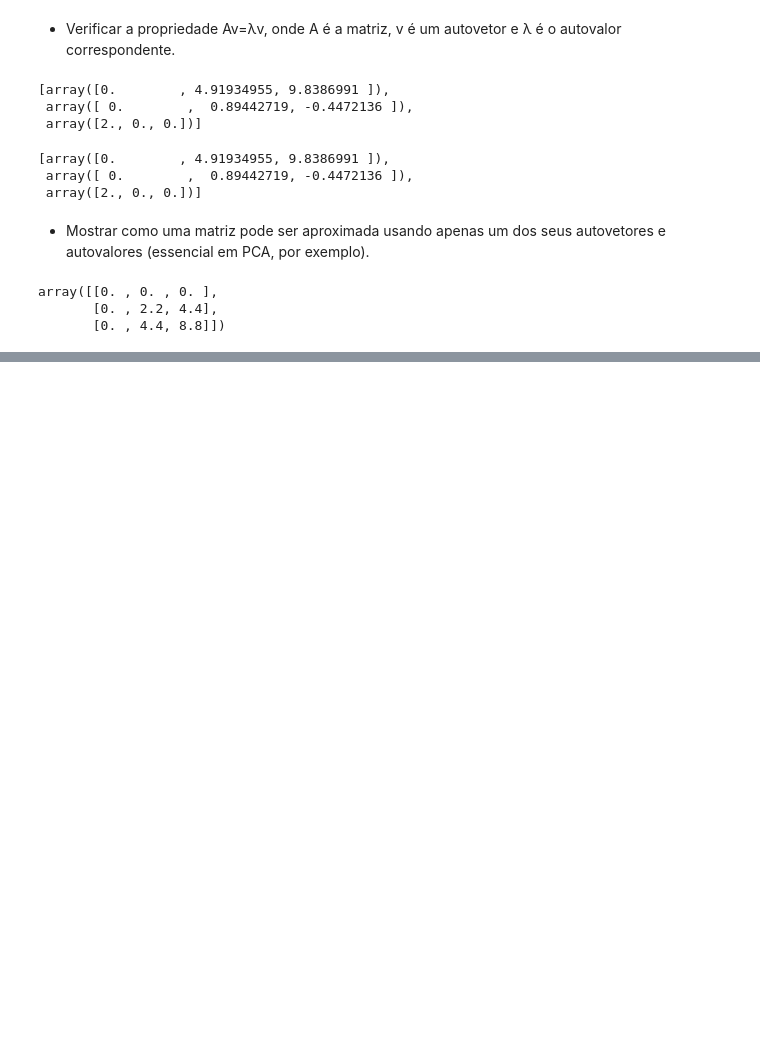
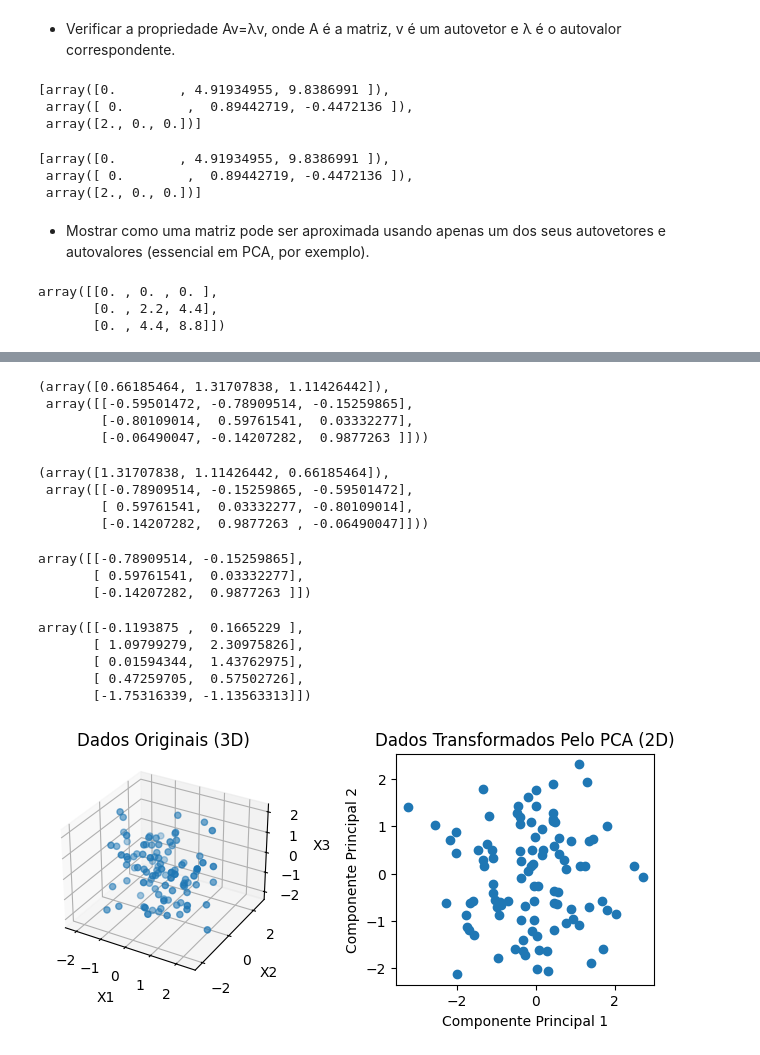
Before and after one commit to prisciladalepiane/machine-learning, a Jupyter notebook: projetos/matematica-estatistica-aplicada/conceitos/07-Matrizes-parte2.ipynb, the cells around one changed output, grey strips where cells are left out. Drawn from its saved outputs; the diff is of its cells as text; code cells hidden in the pictures; blank space fills up the shorter version.

Commit message:
Finalizado exemplo de redução de dimensionalidade com PCA usando Autovalores e Autovetores com imagem

```diff
--- a/projetos/matematica-estatistica-aplicada/conceitos/07-Matrizes-parte2.ipynb
+++ b/projetos/matematica-estatistica-aplicada/conceitos/07-Matrizes-parte2.ipynb
@@ -592,0 +606,62 @@ cov_matriz
+# %%
+autovalores, autovetores = np.linalg.eig(cov_matriz)
+autovalores, autovetores
+# %% [output]
+(array([0.66185464, 1.31707838, 1.11426442]),
+ array([[-0.59501472, -0.78909514, -0.15259865],
+        [-0.80109014,  0.59761541,  0.03332277],
+        [-0.06490047, -0.14207282,  0.9877263 ]]))
+# %%
+# Ordenar do maior para o menor
+idx = autovalores.argsort()[::-1]
+
+autovalores = autovalores[idx]
+
+autovetores = autovetores[:,idx]
+autovalores, autovetores
+# %% [output]
+(array([1.31707838, 1.11426442, 0.66185464]),
+ array([[-0.78909514, -0.15259865, -0.59501472],
+        [ 0.59761541,  0.03332277, -0.80109014],
+        [-0.14207282,  0.9877263 , -0.06490047]]))
+# %%
+# selecionar 2 componetes principais
+cp = autovetores[:,:2]
+# %% [output]
+array([[-0.78909514, -0.15259865],
+       [ 0.59761541,  0.03332277],
+       [-0.14207282,  0.9877263 ]])
+# %%
+# Passo 5: Transformar os dados
+X_transformado = X.dot(cp)
+X_transformado[:5]
+# %% [output]
+array([[-0.1193875 ,  0.1665229 ],
+       [ 1.09799279,  2.30975826],
+       [ 0.01594344,  1.43762975],
+       [ 0.47259705,  0.57502726],
+       [-1.75316339, -1.13563313]])
+# %%
+fig = plt.figure(figsize = (8, 3))
+
+# Ajusta o espaçamento entre os gráficos
+plt.subplots_adjust(wspace = 0.4)
+
+# Plotando os dados originais em 3D
+ax1 = fig.add_subplot(121, projection = '3d')
+ax1.scatter(X[:, 0], X[:, 1], X[:, 2])
+ax1.set_title("Dados Originais (3D)")
+ax1.set_xlabel("X1")
+ax1.set_ylabel("X2")
+ax1.set_zlabel("X3")
+
+# Plotando os dados transformados em 2D
+ax2 = fig.add_subplot(122)
+ax2.scatter(X_transformado[:, 0], X_transformado[:, 1])
+ax2.set_title("Dados Transformados Pelo PCA (2D)")
+ax2.set_xlabel("Componente Principal 1")
+ax2.set_ylabel("Componente Principal 2")
+
+plt.show()
+# %% [output]
+[figure, added]
```
Also changed, not shown: parts of 4 cells of this notebook.
